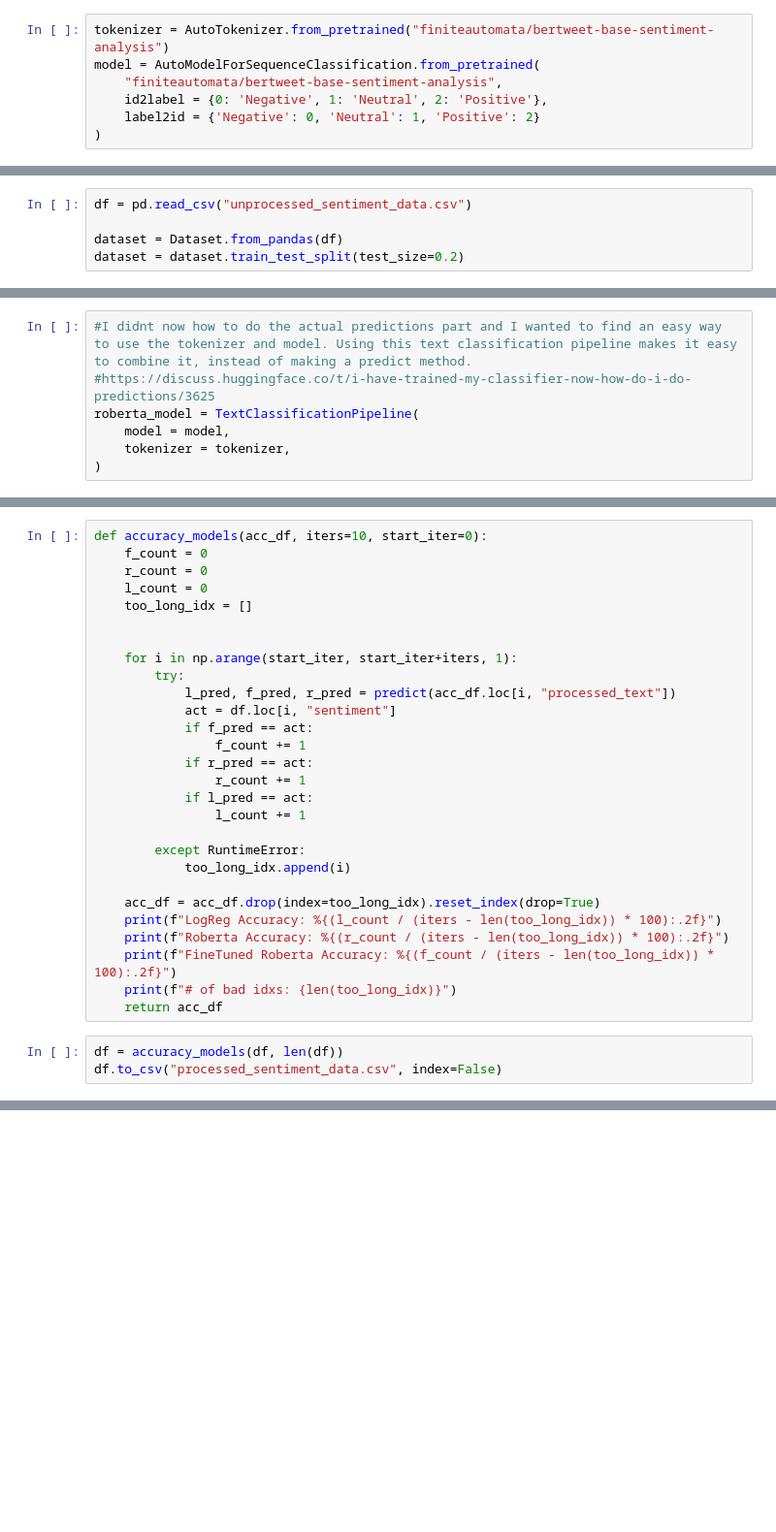
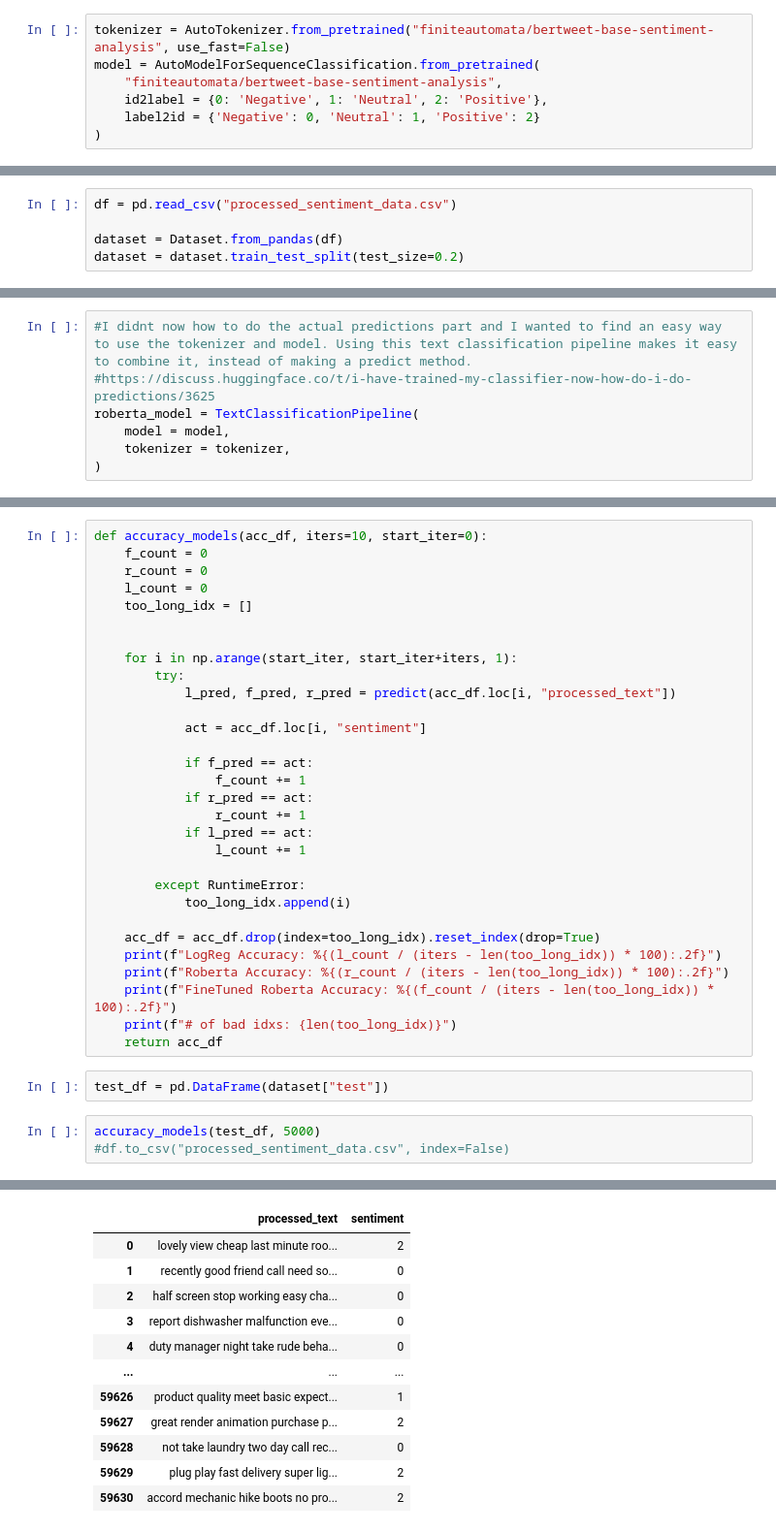
Before and after one commit to JeremiahIsGood/Atlantic-Project, a Jupyter notebook: pretrained_model_sent.ipynb, the cells around one changed output, grey strips where cells are left out. Shown at 97% size. Cells and saved outputs as stored; diff of their text form; blank space fills up the shorter version.

```diff
--- a/pretrained_model_sent.ipynb
+++ b/pretrained_model_sent.ipynb
@@ -10,7 +10,7 @@ from transformers import DataCollatorWithPadding
 import torch
 from sklearn.utils import shuffle
 # %%
-tokenizer = AutoTokenizer.from_pretrained("finiteautomata/bertweet-base-sentiment-analysis")
+tokenizer = AutoTokenizer.from_pretrained("finiteautomata/bertweet-base-sentiment-analysis", use_fast=False)
 model = AutoModelForSequenceClassification.from_pretrained(
     "finiteautomata/bertweet-base-sentiment-analysis",
     id2label = {0: 'Negative', 1: 'Neutral', 2: 'Positive'},
@@ -19,5 +21,5 @@ model = AutoModelForSequenceClassification.from_pretrained(
 # %%
-df = pd.read_csv("unprocessed_sentiment_data.csv")
+df = pd.read_csv("processed_sentiment_data.csv")
 
 dataset = Dataset.from_pandas(df)
 dataset = dataset.train_test_split(test_size=0.2)
@@ -153,7 +141,9 @@ def accuracy_models(acc_df, iters=10, start_iter=0):
     for i in np.arange(start_iter, start_iter+iters, 1):
         try:
             l_pred, f_pred, r_pred = predict(acc_df.loc[i, "processed_text"])
-            act = df.loc[i, "sentiment"]
+
+            act = acc_df.loc[i, "sentiment"]
+
             if f_pred == act:
                 f_count += 1
             if r_pred == act:
@@ -170,7 +160,9 @@ def accuracy_models(acc_df, iters=10, start_iter=0):
     print(f"FineTuned Roberta Accuracy: %{(f_count / (iters - len(too_long_idx)) * 100):.2f}")
     print(f"# of bad idxs: {len(too_long_idx)}")
     return acc_df
+# %%
+test_df = pd.DataFrame(dataset["test"])
 # %%
-df = accuracy_models(df, len(df))
-df.to_csv("processed_sentiment_data.csv", index=False)
+accuracy_models(test_df, 5000)
+#df.to_csv("processed_sentiment_data.csv", index=False)
 # %% [output]
@@ -177,0 +186,12 @@ KeyboardInterrupt:
+|  | processed_text | sentiment |
+| 0 | lovely view cheap last minute roo... | 2 |
+| 1 | recently good friend call need so... | 0 |
+| 2 | half screen stop working easy cha... | 0 |
+| 3 | report dishwasher malfunction eve... | 0 |
+| 4 | duty manager night take rude beha... | 0 |
+| ... | ... | ... |
+| 59626 | product quality meet basic expect... | 1 |
+| 59627 | great render animation purchase p... | 2 |
+| 59628 | not take laundry two day call rec... | 0 |
+| 59629 | plug play fast delivery super lig... | 2 |
+| 59630 | accord mechanic hike boots no pro... | 2 |
```
Also changed, not shown: parts of 5 cells of this notebook, 21 other files.
